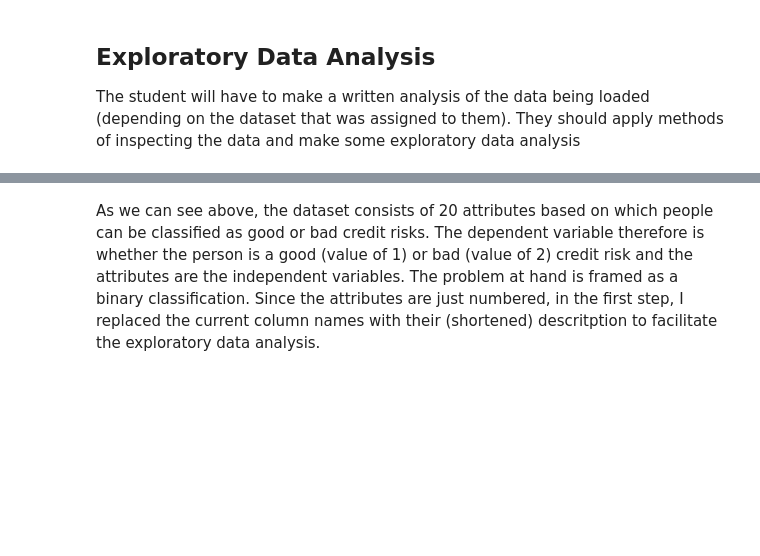
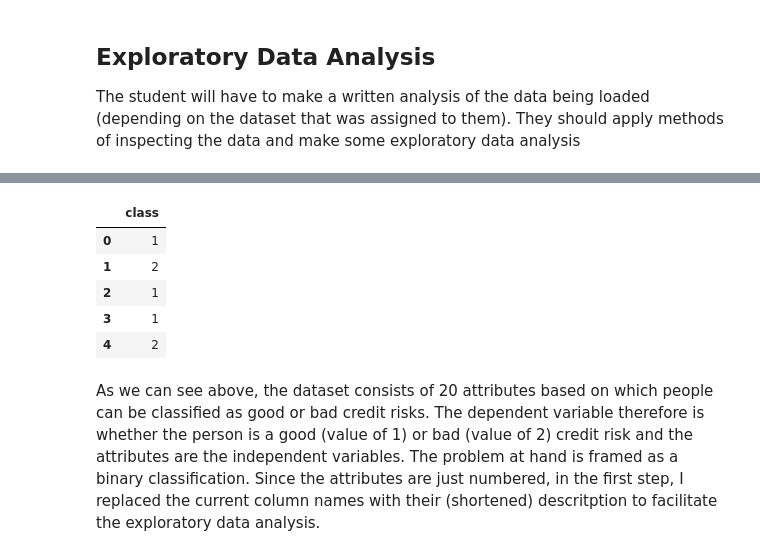
Before and after one commit to reascr/MSC-in-IT-and-Cognition, a Jupyter notebook: AppliedAI/First_assignment_dataset_2.ipynb, the cells around one changed output, grey strips where cells are left out. Drawn from its saved outputs; the diff is of its cells as text; code cells hidden in the pictures; blank space fills up the shorter version.

```diff
--- a/AppliedAI/First_assignment_dataset_2.ipynb
+++ b/AppliedAI/First_assignment_dataset_2.ipynb
@@ -96,6 +92,15 @@ X.head()
 | 2 | A14 | 12 | A34 | A46 | 2096 | A61 | A74 | 2 | ... |
 | 3 | A11 | 42 | A32 | A42 | 7882 | A61 | A74 | 2 | ... |
 | 4 | A11 | 24 | A33 | A40 | 4870 | A61 | A73 | 3 | ... |
+# %%
+y.head()
+# %% [output]
+|  | class |
+| 0 | 1 |
+| 1 | 2 |
+| 2 | 1 |
+| 3 | 1 |
+| 4 | 2 |
 # %% [markdown]
 As we can see above, the dataset consists of 20 attributes based on which people can be classified as good or bad credit risks. The dependent variable therefore is whether the person is a good (value of 1) or bad (value of 2) credit risk and the attributes are the independent variables. The problem at hand is framed as a binary classification. Since the attributes are just numbered, in the first step, I replaced the current column names with their (shortened) descritption to facilitate the exploratory data analysis.
 # %%
```
Also changed, not shown: parts of 27 cells of this notebook.
